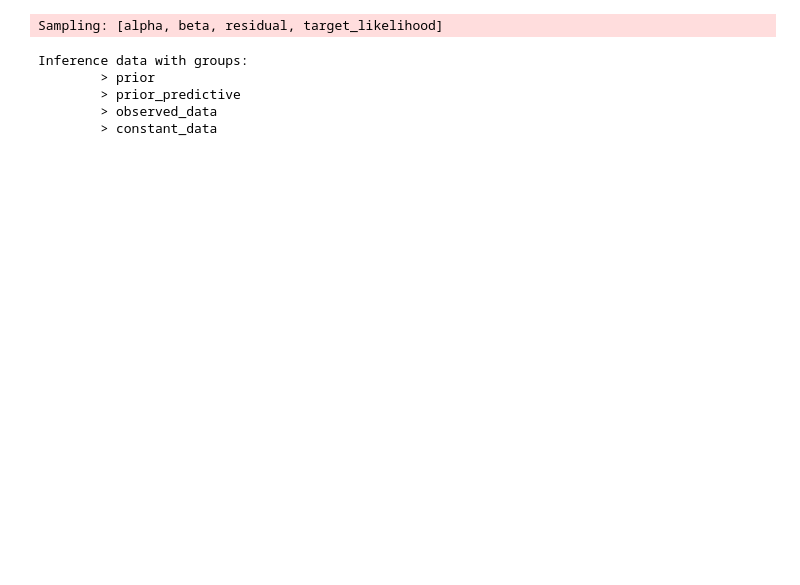
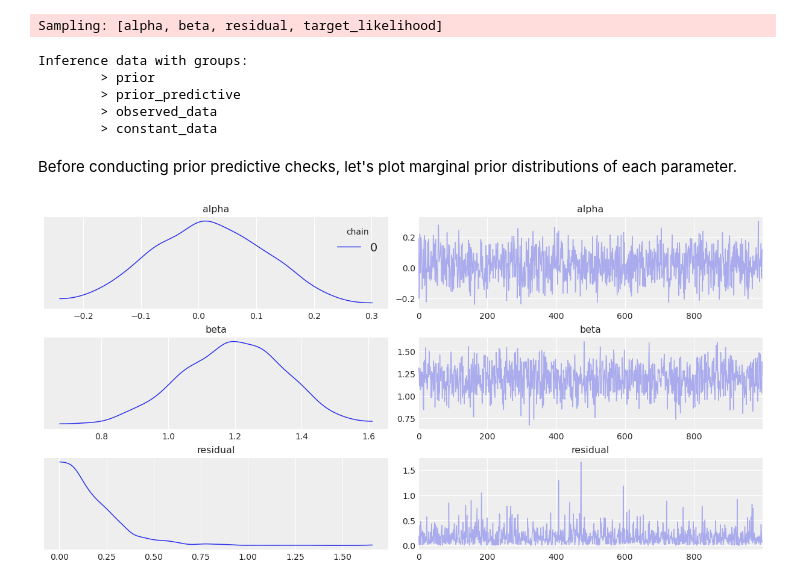
Before and after one commit to devereaweaver/Probabilistic-Machine-Learning-for-Finance, a Jupyter notebook: test.ipynb, the cells around one changed output. Drawn from its saved outputs; the diff is of its cells as text; code cells hidden in the pictures; blank space fills up the shorter version.

```diff
--- a/test.ipynb
+++ b/test.ipynb
@@ -229,3 +244,12 @@ Inference data with groups:
         > prior_predictive
         > observed_data
         > constant_data
+# %% [markdown]
+Before conducting prior predictive checks, let's plot marginal prior distributions of each parameter.
+# %%
+# Show the KDE of the marginal priors of the parameters from the 1000 samples drawn and
+# the parameter values from a single Markov chain that were sampled sequentially by NUTS sampler,
+# which is the default regression sampler.
+az.plot_trace(idata.prior, kind = "trace", var_names=["alpha", "beta", "residual"], legend = True);
+# %% [output]
+[figure, added]
```
Also changed, not shown: parts of 8 cells of this notebook.
